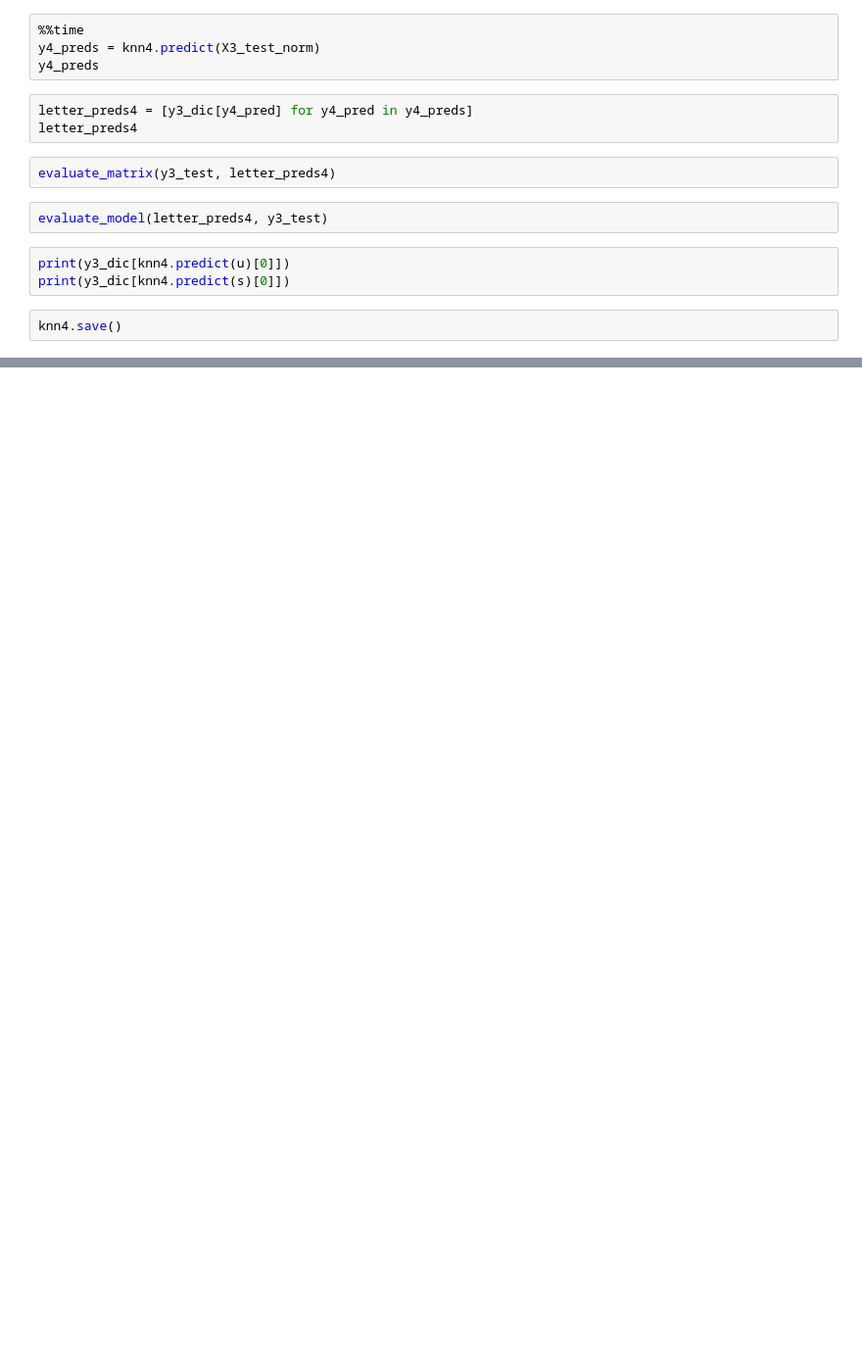
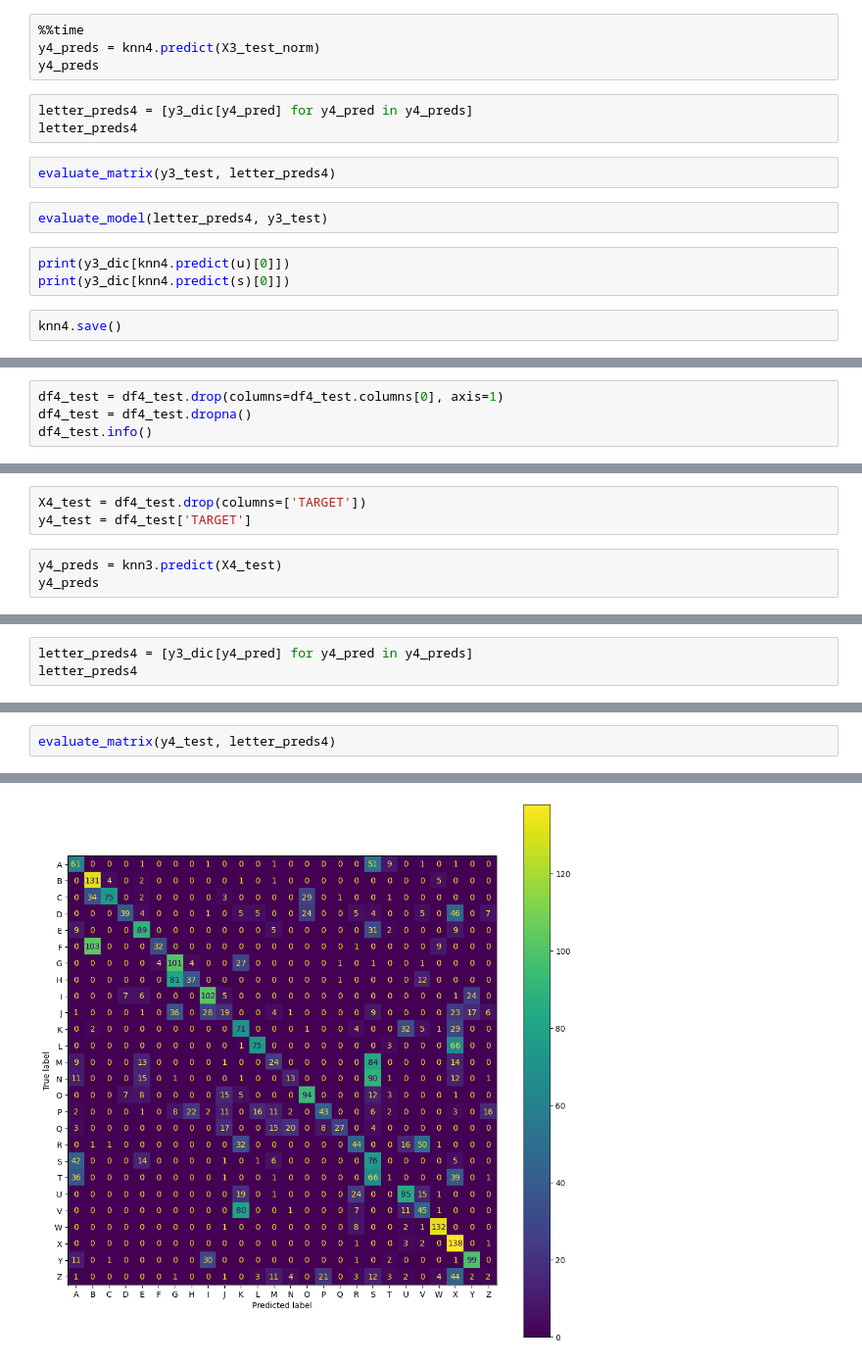
Before and after one commit to cpsnowden/swordle, a Jupyter notebook: notebooks/KNN-WT-MergedData.ipynb, the cells around one changed output, grey strips where cells are left out. Shown at 98% size. Saved outputs shown, nothing was run; the diff lists cells and outputs as text; blank space fills up the shorter version.

```diff
--- a/notebooks/KNN-WT-MergedData.ipynb
+++ b/notebooks/KNN-WT-MergedData.ipynb
@@ -496,0 +592,4 @@ knn4.save()
+# %%
+df4_test = df4_test.drop(columns=df4_test.columns[0], axis=1)
+df4_test = df4_test.dropna()
+df4_test.info()
@@ -496,0 +614,6 @@ knn4.save()
+# %%
+X4_test = df4_test.drop(columns=['TARGET'])
+y4_test = df4_test['TARGET']
+# %%
+y4_preds = knn3.predict(X4_test)
+y4_preds
@@ -496,0 +622,3 @@ knn4.save()
+# %%
+letter_preds4 = [y3_dic[y4_pred] for y4_pred in y4_preds]
+letter_preds4
@@ -496,0 +643,3 @@ knn4.save()
+# %%
+evaluate_matrix(y4_test, letter_preds4)
+# %% [output]
@@ -496,0 +663 @@ knn4.save()
+[figure, added]
```
Also changed, not shown: parts of 28 cells of this notebook.
